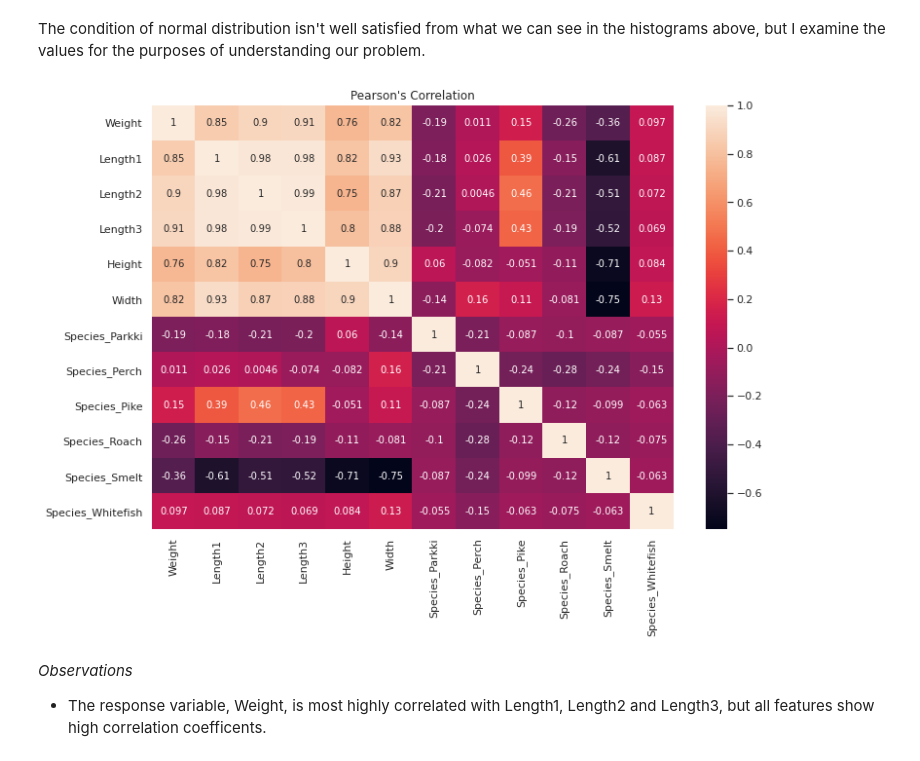
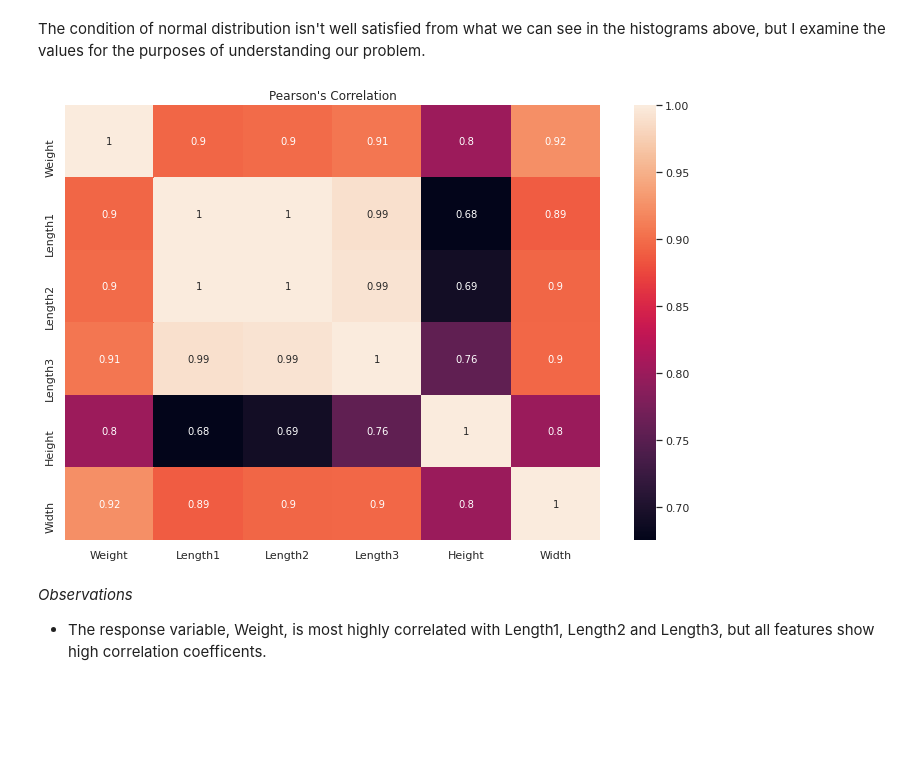
Before and after one commit to aedenj/machine-learning-explorations, a Jupyter notebook: fish-market-species/model.ipynb, the cells around one changed output. Saved outputs shown, nothing was run; the diff lists cells and outputs as text; code cells hidden in the pictures; blank space fills up the shorter version.

```diff
--- a/fish-market-species/model.ipynb
+++ b/fish-market-species/model.ipynb
@@ -240,10 +239,10 @@ The condition of normal distribution isn't well satisfied from what we can see i
 # %%
 plt.figure(figsize=(12,8))
 plt.title("Pearson's Correlation")
-sns.heatmap(fishes_trans.corr(), annot=True);
+sns.heatmap(fishes.corr(), annot=True);
 plt.show();
 # %% [output]
-[figure, old version]
+[figure, new version]
 # %% [markdown]
 *Observations*
 * The response variable, Weight, is most highly correlated with Length1, Length2 and Length3, but all features show high correlation coefficents.
```
Also changed, not shown: parts of 56 cells of this notebook.
